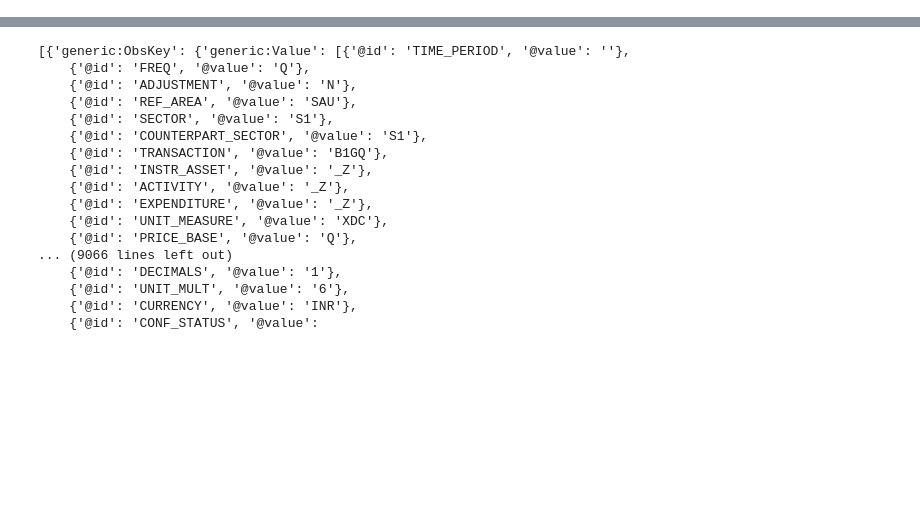
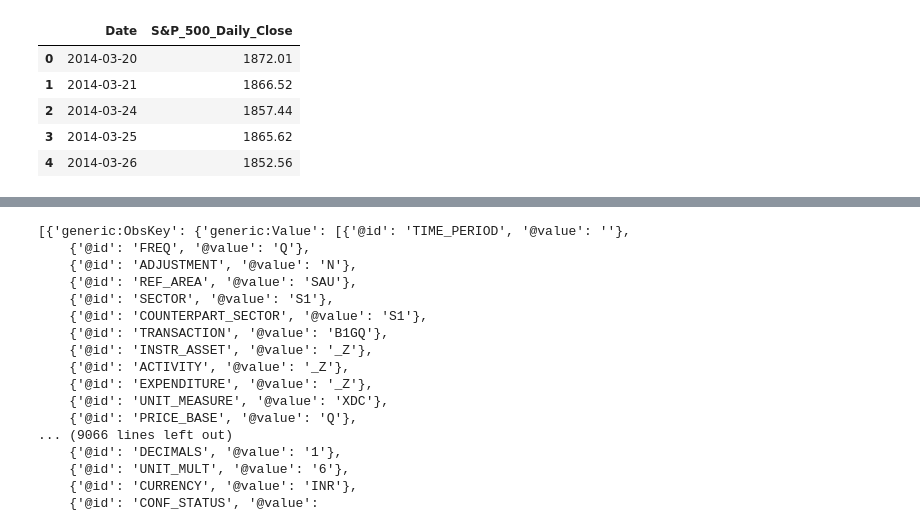
Before and after one commit to NicolasRoever/Global-Quarterly-Macro-Variables, a Jupyter notebook: src/global_macro_variables/sandbox.ipynb, the cells around one changed output, grey strips where cells are left out. Drawn from its saved outputs; the diff is of its cells as text; code cells hidden in the pictures; blank space fills up the shorter version.

```diff
--- a/src/global_macro_variables/sandbox.ipynb
+++ b/src/global_macro_variables/sandbox.ipynb
@@ -4,0 +7,9 @@ import xmltodict
+# %%
+s_and_p_500.tail()
+# %% [output]
+|  | Date | S&P_500_Daily_Close |
+| 0 | 2014-03-20 | 1872.01 |
+| 1 | 2014-03-21 | 1866.52 |
+| 2 | 2014-03-24 | 1857.44 |
+| 3 | 2014-03-25 | 1865.62 |
+| 4 | 2014-03-26 | 1852.56 |
```
Also changed, not shown: parts of 2 cells of this notebook, 5 other files.
